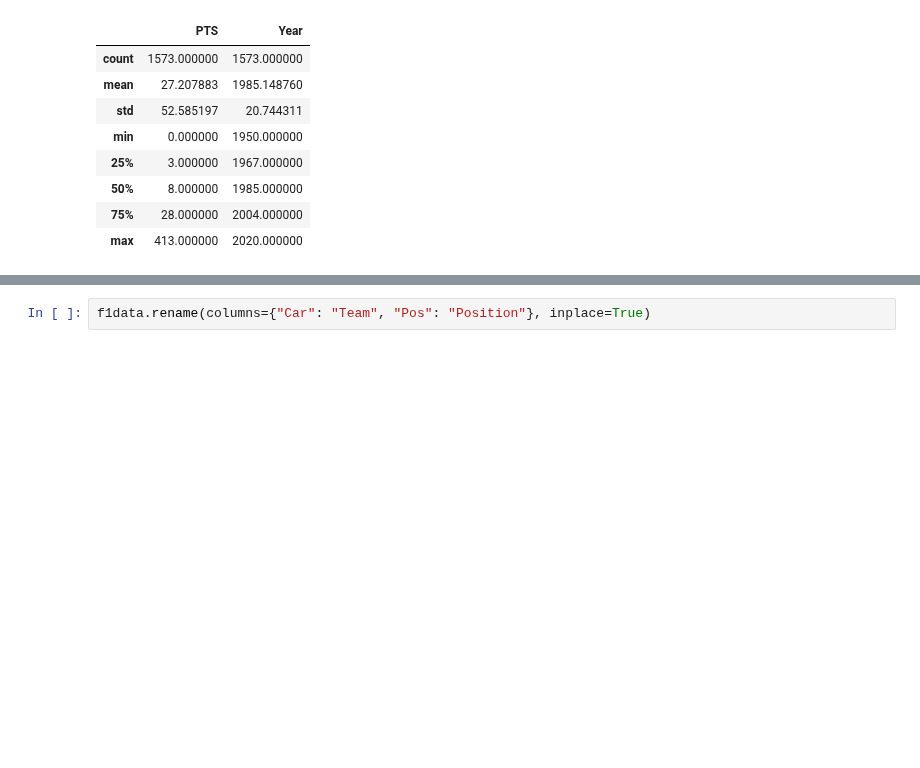
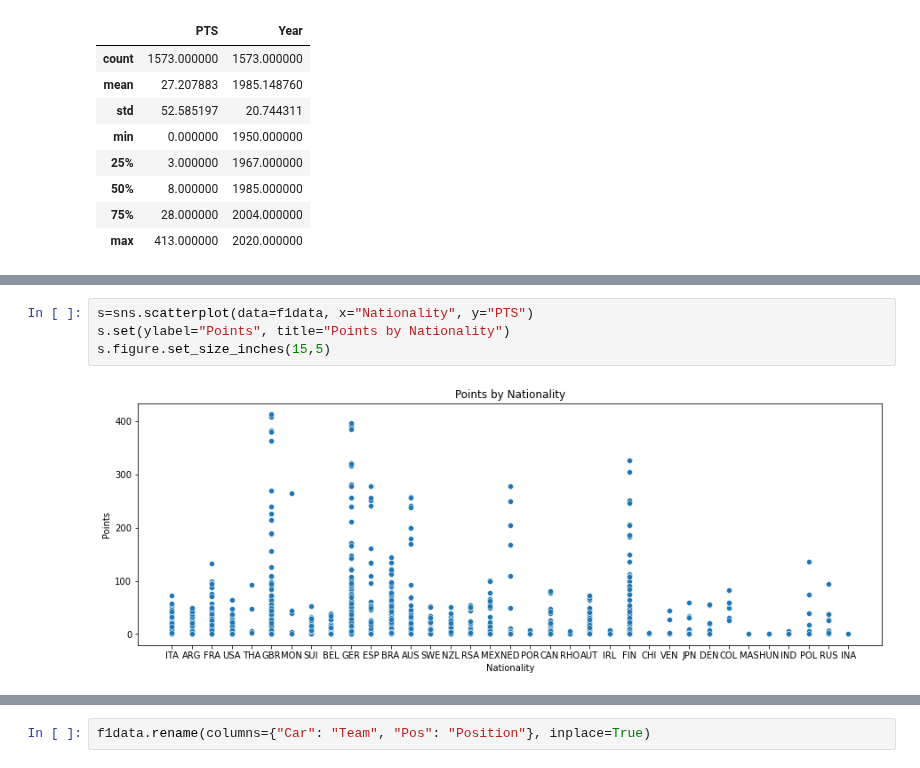
Before and after one commit to data301-2021-winter1/project-group12, a Jupyter notebook: notebooks/JordanK.ipynb, the cells around one changed output, grey strips where cells are left out. Cells and saved outputs as stored; diff of their text form; blank space fills up the shorter version.

```diff
--- a/notebooks/JordanK.ipynb
+++ b/notebooks/JordanK.ipynb
@@ -88,0 +55,6 @@ f1data.plot.scatter(x="Pos", y="PTS", figsize=(10,5))
+# %%
+s=sns.scatterplot(data=f1data, x="Nationality", y="PTS")
+s.set(ylabel="Points", title="Points by Nationality")
+s.figure.set_size_inches(15,5)
+# %% [output]
+[figure, added]
```
Also changed, not shown: parts of 42 cells of this notebook.
